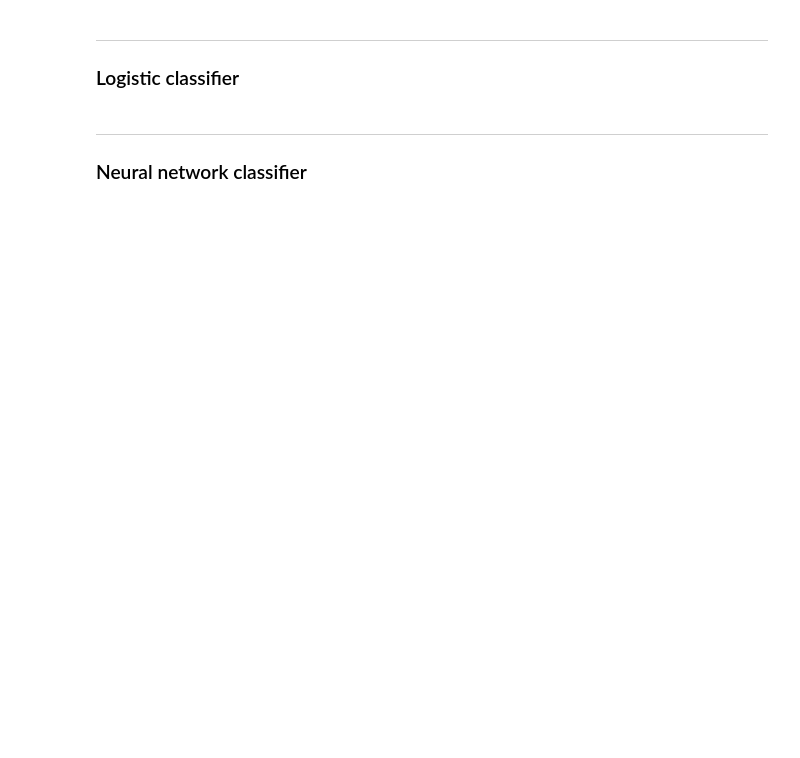
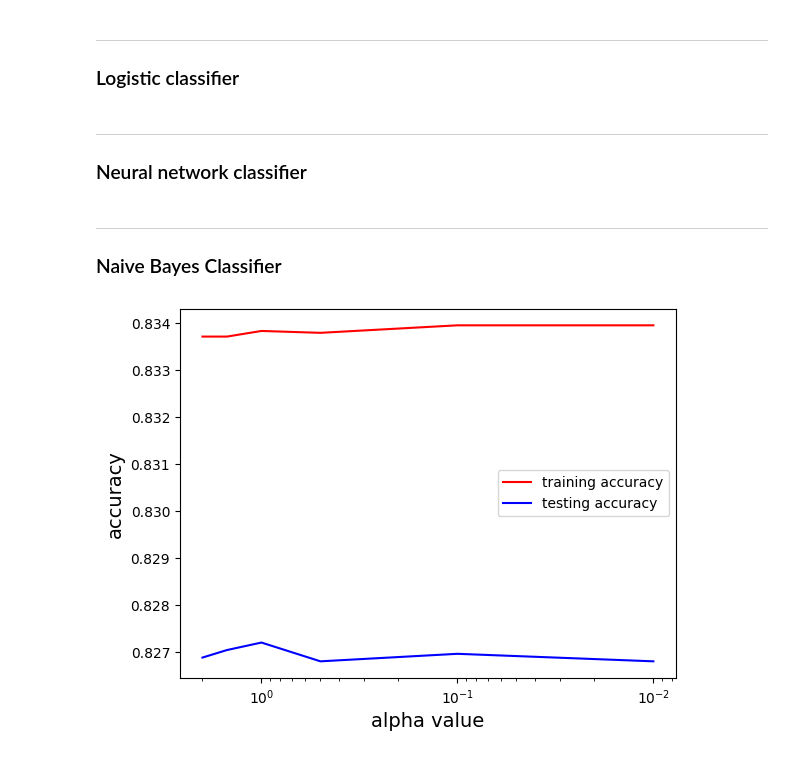
Before and after one commit to MiaNguyen912/cs178-IMDb-movie-reviews-classification--final-project-, a Jupyter notebook: IMDb_Movie_Reviews.ipynb, the cells around one changed output. Drawn from its saved outputs; the diff is of its cells as text; code cells hidden in the pictures; blank space fills up the shorter version.

```diff
--- a/IMDb_Movie_Reviews.ipynb
+++ b/IMDb_Movie_Reviews.ipynb
@@ -327,3 +361,37 @@ plt.show()
 # %% [markdown]
 ---
 ### Neural network classifier
+# %% [markdown]
+---
+### Naive Bayes Classifier
+# %%
+def multinomNB():
+    training_accuracy = []
+    testing_accuracy = []
+
+    alpha_vals = [.01, .1, .5, 1, 1.50, 2]
+
+    for value in alpha_vals:
+        classifier = MultinomialNB(alpha = value)
+        classifier.fit(X_train_vectorized, y_train)
+
+        training_accuracy.append(classifier.score(X_train_vectorized, y_train))
+        testing_accuracy.append(classifier.score(X_test_vectorized, y_test))
+
+    # create the train vs test accuracy plots
+
+    fig, axes = plt.subplots()
+    axes.xaxis.set_inverted(True)
+    axes.semilogx(alpha_vals, training_accuracy, color='red', label='training accuracy')
+    axes.semilogx(alpha_vals, testing_accuracy, color='blue', label='testing accuracy')
+
+    axes.set_xlabel('alpha value', fontsize=14)
+    axes.set_ylabel('accuracy', fontsize=14)
+
+    axes.legend()
+
+    return training_accuracy, testing_accuracy
+# %%
+multinomNB_train_acc, multinomNB_test_acc = multinomNB()
+# %% [output]
+[figure, added]
```
Also changed, not shown: parts of 6 cells of this notebook.
